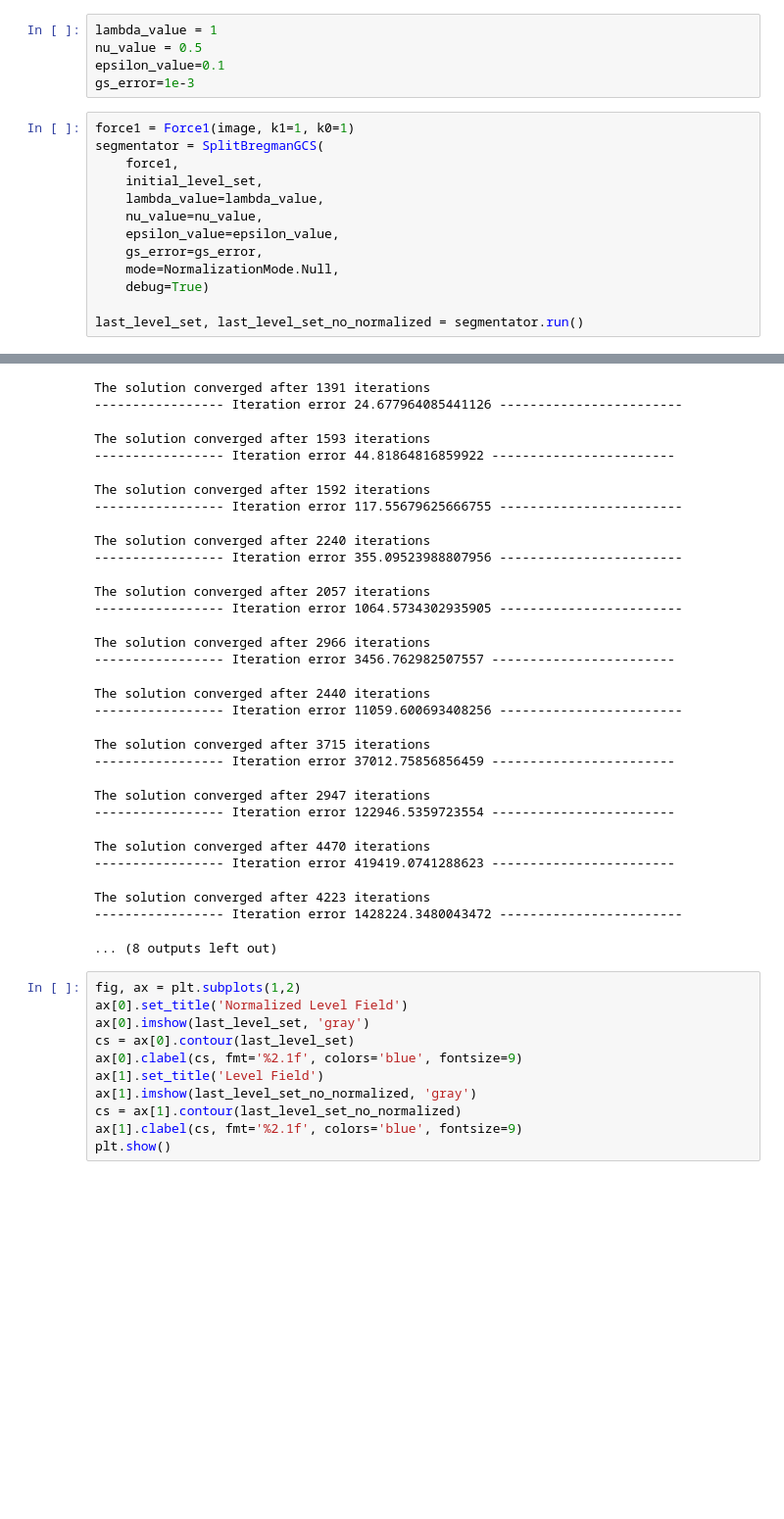
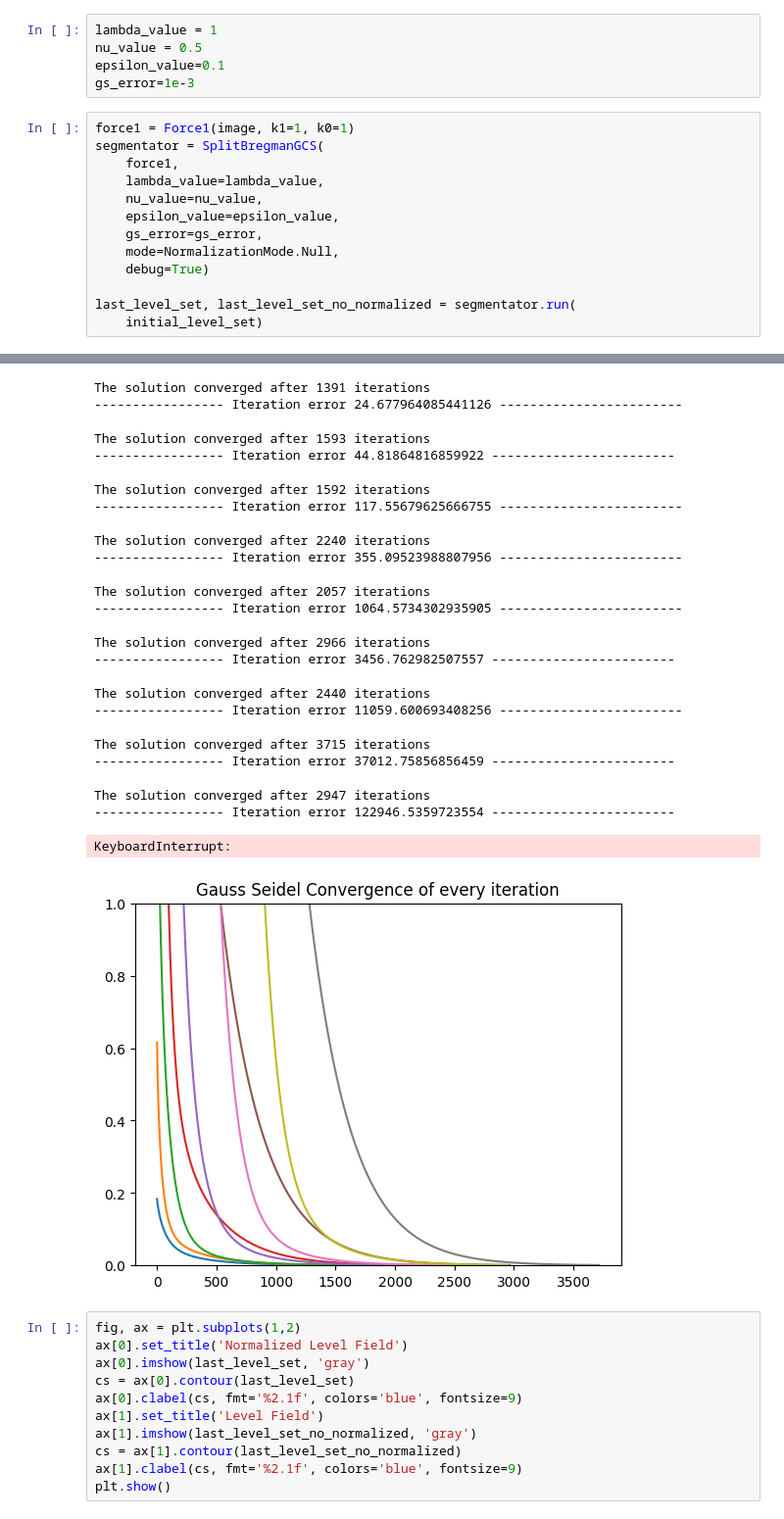
Before and after one commit to laufuentes/medical-image-project, a Jupyter notebook: test_GCS.ipynb, the cells around one changed output, grey strips where cells are left out. Shown at 98% size. Saved outputs shown, nothing was run; the diff lists cells and outputs as text; blank space fills up the shorter version.

```diff
--- a/test_GCS.ipynb
+++ b/test_GCS.ipynb
@@ -181,40 +190,37 @@ gs_error=1e-3
 force1 = Force1(image, k1=1, k0=1)
 segmentator = SplitBregmanGCS(
     force1,
-    initial_level_set,
     lambda_value=lambda_value,
     nu_value=nu_value,
     epsilon_value=epsilon_value,
     gs_error=gs_error,
     mode=NormalizationMode.Null,
     debug=True)
 
-last_level_set, last_level_set_no_normalized = segmentator.run()
+last_level_set, last_level_set_no_normalized = segmentator.run(
+    initial_level_set)
 # %% [output]
 ----------------- Iteration error 0.8700236246608009 ------------------------
 The solution converged after 1391 iterations
 ----------------- Iteration error 24.677964085441126 ------------------------
 The solution converged after 1593 iterations
 ----------------- Iteration error 44.81864816859922 ------------------------
 The solution converged after 1592 iterations
 ----------------- Iteration error 117.55679625666755 ------------------------
 The solution converged after 2240 iterations
 ----------------- Iteration error 355.09523988807956 ------------------------
 The solution converged after 2057 iterations
 ----------------- Iteration error 1064.5734302935905 ------------------------
 The solution converged after 2966 iterations
 ----------------- Iteration error 3456.762982507557 ------------------------
 The solution converged after 2440 iterations
 ----------------- Iteration error 11059.600693408256 ------------------------
 The solution converged after 3715 iterations
 ----------------- Iteration error 37012.75856856459 ------------------------
 The solution converged after 2947 iterations
 ----------------- Iteration error 122946.5359723554 ------------------------
-The solution converged after 4470 iterations
------------------ Iteration error 419419.0741288623 ------------------------
+KeyboardInterrupt:
-The solution converged after 4223 iterations
------------------ Iteration error 1428224.3480043472 ------------------------
-... (8 outputs left out)
+[figure, added]
 # %%
 fig, ax = plt.subplots(1,2)
 ax[0].set_title('Normalized Level Field')
```
Also changed, not shown: parts of 5 cells of this notebook.
